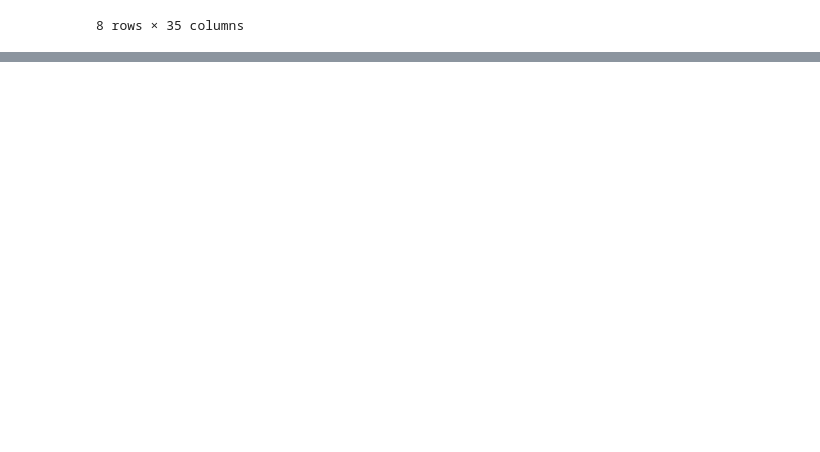
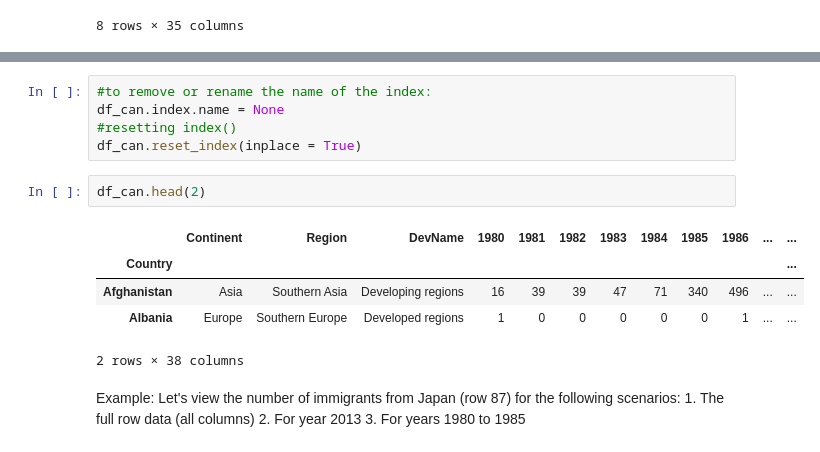
Before and after one commit to divya-nk/my-notes, a Jupyter notebook: py-pd-np.ipynb, the cells around one changed output, grey strips where cells are left out. Saved outputs shown, nothing was run; the diff lists cells and outputs as text; blank space fills up the shorter version.

```diff
--- a/py-pd-np.ipynb
+++ b/py-pd-np.ipynb
@@ -379,0 +474,18 @@ df_can.describe()
+# %%
+#to remove or rename the name of the index:
+df_can.index.name = None
+#resetting index()
+df_can.reset_index(inplace = True)
+# %%
+df_can.head(2)
+# %% [output]
+|  | Continent | Region | DevName | 1980 | 1981 | 1982 | 1983 | 1984 | 1985 | 1986 | ... | ... |
+| Country |  |  |  |  |  |  |  |  |  |  |  | ... |
+| Afghanistan | Asia | Southern Asia | Developing regions | 16 | 39 | 39 | 47 | 71 | 340 | 496 | ... | ... |
+| Albania | Europe | Southern Europe | Developed regions | 1 | 0 | 0 | 0 | 0 | 0 | 1 | ... | ... |
+2 rows × 38 columns
+# %% [markdown]
+Example: Let's view the number of immigrants from Japan (row 87) for the following scenarios:
+    1. The full row data (all columns)
+    2. For year 2013
+    3. For years 1980 to 1985
```
Also changed, not shown: parts of 21 cells of this notebook.
